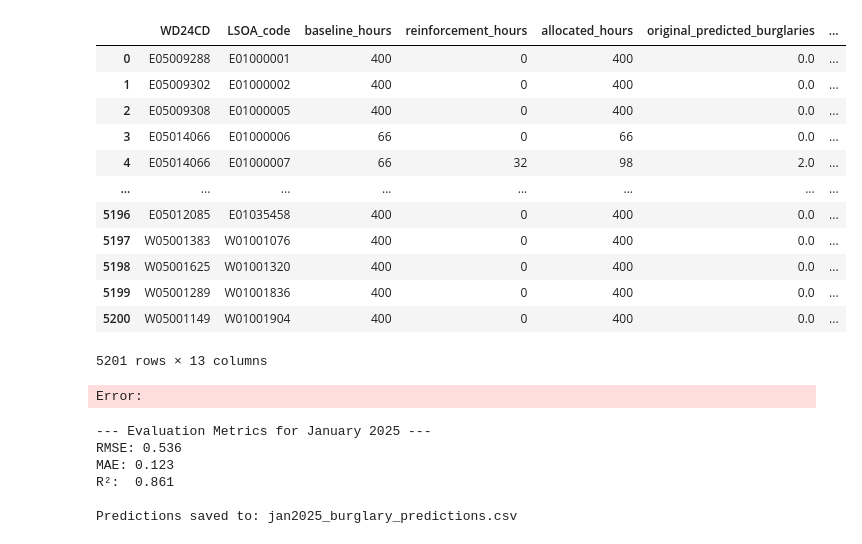
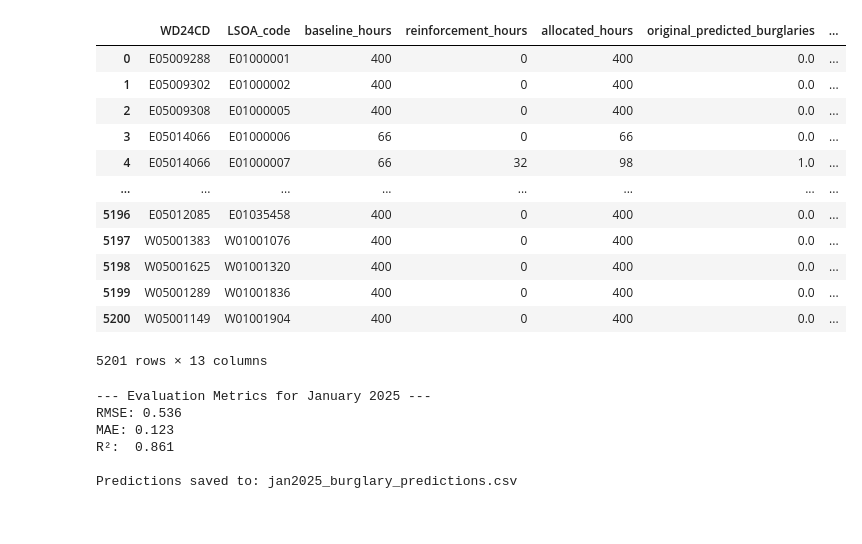
Before and after one commit to IosifStalone228/cbl, a Jupyter notebook: Model_creation.ipynb, the cells around one changed output. Saved outputs shown, nothing was run; the diff lists cells and outputs as text; code cells hidden in the pictures.

```diff
--- a/Model_creation.ipynb
+++ b/Model_creation.ipynb
@@ -364,6 +309,7 @@ def get_crime_coordinates_from_db(db_path='crime_data.db'):
 
     return crime_df
 # %%
+import pulp
 def allocate_police_hours_stepwise_reduction_with_coords(
     df,
     crime_df,
@@ -401,7 +347,7 @@ def allocate_police_hours_stepwise_reduction_with_coords(
             continue
 
         # 2. Compute baseline & step values
-        baseline_hours = (0.5 * total_hours_per_ward) / n_lsoas
+        baseline_hours = (0.6 * total_hours_per_ward) / n_lsoas
         baseline_hours = round(baseline_hours / patrol_block) * patrol_block
         step_size = baseline_hours * step_percent
         additional_budget = total_hours_per_ward - (baseline_hours * n_lsoas)
@@ -436,34 +382,34 @@ def allocate_police_hours_stepwise_reduction_with_coords(
             weekend_day = (total_hours * 0.12) // patrol_block * patrol_block
             weekend_night = (total_hours * 0.18) // patrol_block * patrol_block
             temporal_sum = weekday_day + weekday_night + weekend_day + weekend_night
             adjustment = total_hours - temporal_sum
             weekday_night += (adjustment // patrol_block) * patrol_block
 
             results.append({
                 'WD24CD': ward,
                 'LSOA_code': lsoa,
                 'baseline_hours': baseline_hours,
                 'reinforcement_hours': additional_hours,
                 'allocated_hours': total_hours,
                 'original_predicted_burglaries': base_crime[lsoa],
                 'adjusted_predicted_burglaries': adjusted,
                 'weekday_day_hours': weekday_day,
                 'weekday_night_hours': weekday_night,
                 'weekend_day_hours': weekend_day,
                 'weekend_night_hours': weekend_night
             })
 
     result_df = pd.DataFrame(results)
     result_df = result_df.merge(centroids, on='LSOA_code', how='left')
     return result_df
 allocate_police_hours_stepwise_reduction_with_coords(predicted_burglary, get_crime_coordinates_from_db())
 # %% [output]
 |  | WD24CD | LSOA_code | baseline_hours | reinforcement_hours | allocated_hours | original_predicted_burglaries | ... |
 | 0 | E05009288 | E01000001 | 400 | 0 | 400 | 0.0 | ... |
 | 1 | E05009302 | E01000002 | 400 | 0 | 400 | 0.0 | ... |
 | 2 | E05009308 | E01000005 | 400 | 0 | 400 | 0.0 | ... |
 | 3 | E05014066 | E01000006 | 66 | 0 | 66 | 0.0 | ... |
-| 4 | E05014066 | E01000007 | 66 | 32 | 98 | 2.0 | ... |
+| 4 | E05014066 | E01000007 | 66 | 32 | 98 | 1.0 | ... |
 | ... | ... | ... | ... | ... | ... | ... | ... |
 | 5196 | E05012085 | E01035458 | 400 | 0 | 400 | 0.0 | ... |
 | 5197 | W05001383 | W01001076 | 400 | 0 | 400 | 0.0 | ... |
@@ -471,7 +417,6 @@ allocate_police_hours_stepwise_reduction_with_coords(predicted_burglary, get_cri
 | 5199 | W05001289 | W01001836 | 400 | 0 | 400 | 0.0 | ... |
 | 5200 | W05001149 | W01001904 | 400 | 0 | 400 | 0.0 | ... |
 5201 rows × 13 columns
-Error:
 # %%
 def evaluate_burglary_prediction_jan2025(db_path='crime_data.db', model_path='models/', output_file='jan2025_burglary_predictions.csv'):
     import pandas as pd
```
Also changed, not shown: parts of 5 cells of this notebook, 1 other file.
